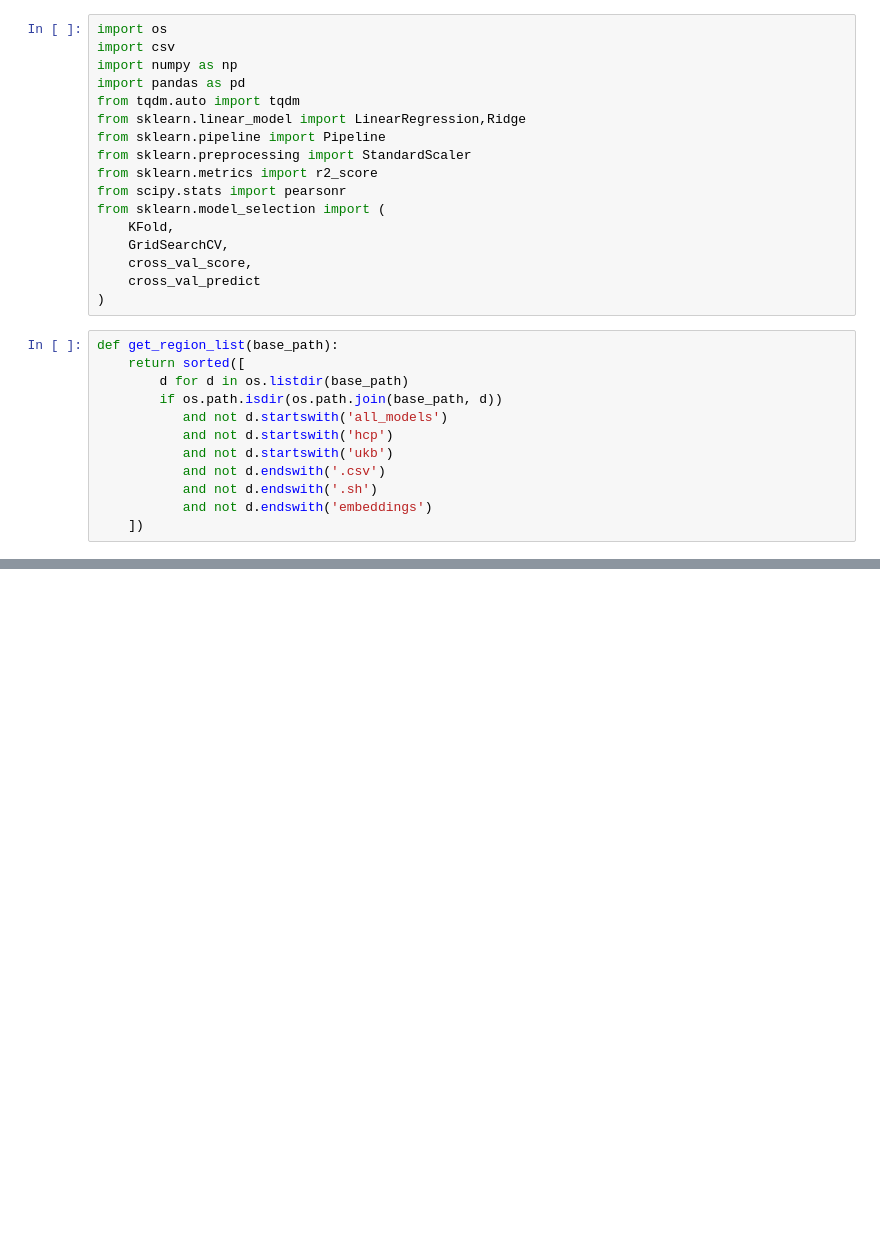
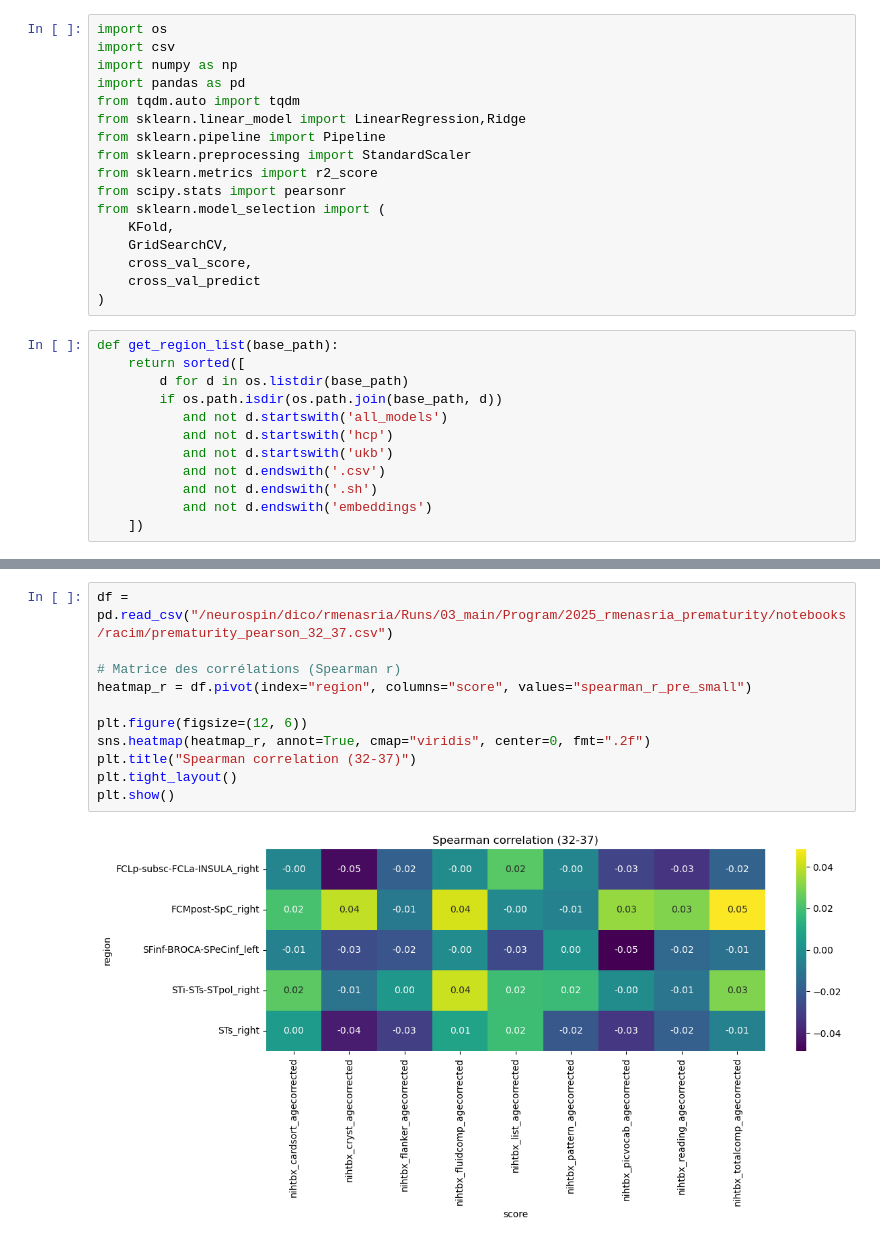
Before and after one commit to neurospin-projects/2025_rmenasria_prematurity, a Jupyter notebook: notebooks/racim/cognition_predictions.ipynb, the cells around one changed output, grey strips where cells are left out. Saved outputs shown, nothing was run; the diff lists cells and outputs as text; blank space fills up the shorter version.

```diff
--- a/notebooks/racim/cognition_predictions.ipynb
+++ b/notebooks/racim/cognition_predictions.ipynb
@@ -234,0 +236,13 @@ Saved summary to prematurity_pearson.csv
+# %%
+df = pd.read_csv("/neurospin/dico/rmenasria/Runs/03_main/Program/2025_rmenasria_prematurity/notebooks/racim/prematurity_pearson_32_37.csv")
+
+# Matrice des corrélations (Spearman r)
+heatmap_r = df.pivot(index="region", columns="score", values="spearman_r_pre_small")
+
+plt.figure(figsize=(12, 6))
+sns.heatmap(heatmap_r, annot=True, cmap="viridis", center=0, fmt=".2f")
+plt.title("Spearman correlation (32-37)")
+plt.tight_layout()
+plt.show()
+# %% [output]
+[figure, added]
```
Also changed, not shown: parts of 3 cells of this notebook, 3 other files.
